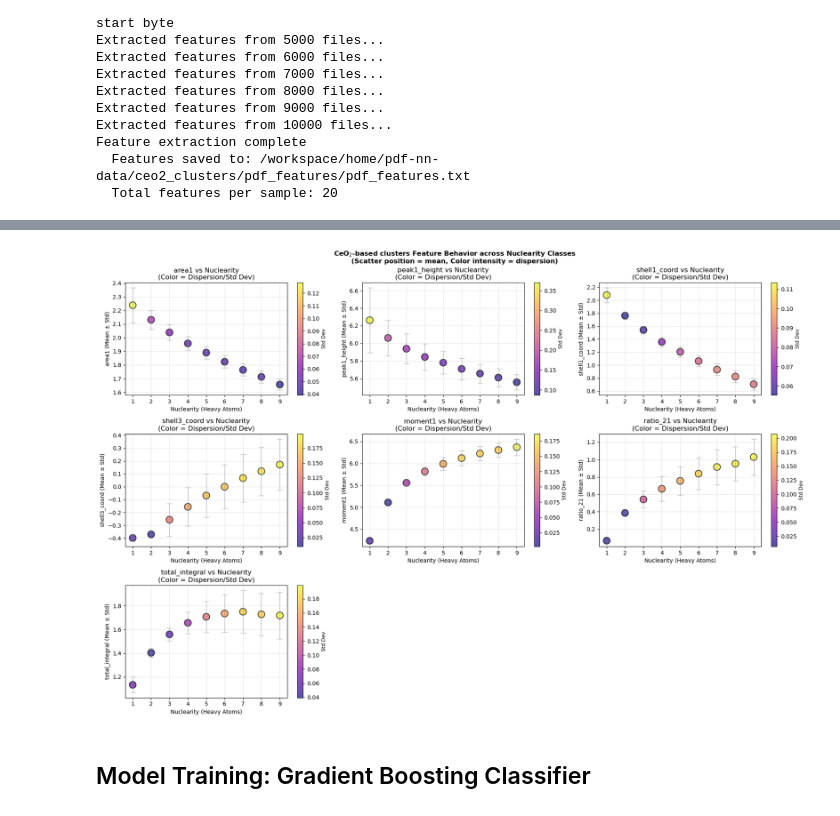
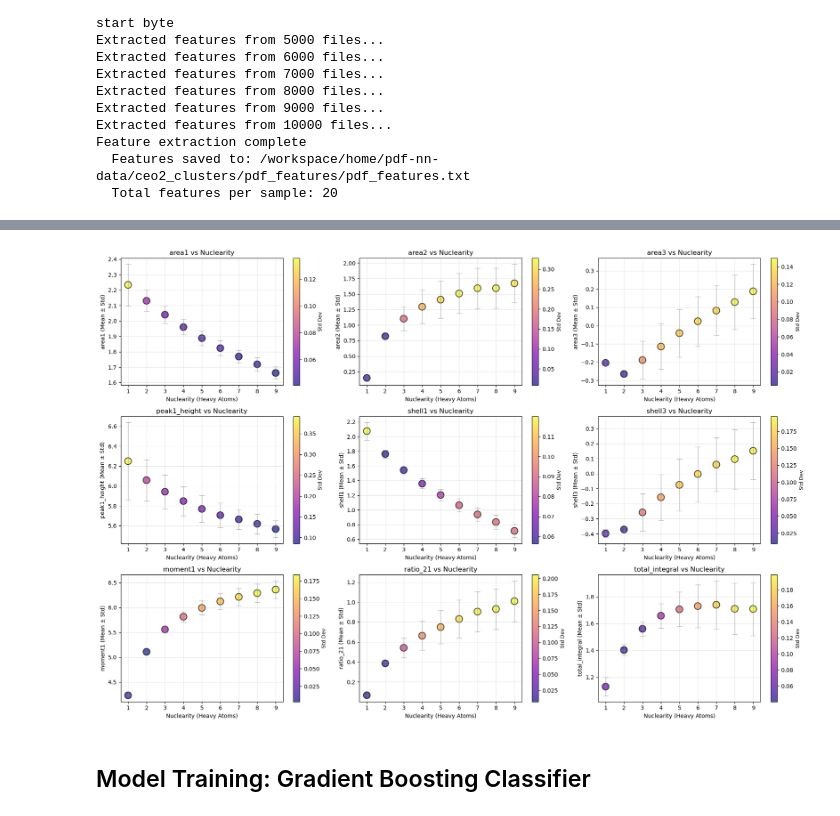
Before and after one commit to grebenyyk/PDF-NN, a Jupyter notebook: complete workflow/descriptors/A-descriptors-CeO2.ipynb, the cells around one changed output, grey strips where cells are left out. Drawn from its saved outputs; the diff is of its cells as text; code cells hidden in the pictures.

```diff
--- a/complete workflow/descriptors/A-descriptors-CeO2.ipynb
+++ b/complete workflow/descriptors/A-descriptors-CeO2.ipynb
@@ -115,7 +115,7 @@ if len(files_pdf) > 0:
         ax.scatter([pos], [height], color='tab:red', s=12, zorder=5)
         ax.text(pos, height+0.1, f"P{i}", color='tab:red', fontsize=7, ha='center', va='bottom')
 
-    ax.set_xlim(0, 9)
+    ax.set_xlim(0, 10)
     ax.set_xlabel('r (Å)')
     ax.set_ylabel('G(r)')
     ax.grid(True, alpha=0.3)
@@ -185,9 +185,9 @@ def extract_pdf_features(df):
     shell2_mask = (df['r'] >= 3.0) & (df['r'] <= 5.0)
     shell3_mask = (df['r'] >= 5.5) & (df['r'] <= 7.5)
 
-    features['shell1_coord'] = trapz(df.loc[shell1_mask, 'g'], df.loc[shell1_mask, 'r']) if shell1_mask.any() else 0
-    features['shell2_coord'] = trapz(df.loc[shell2_mask, 'g'], df.loc[shell2_mask, 'r']) if shell2_mask.any() else 0
-    features['shell3_coord'] = trapz(df.loc[shell3_mask, 'g'], df.loc[shell3_mask, 'r']) if shell3_mask.any() else 0
+    features['shell1'] = trapz(df.loc[shell1_mask, 'g'], df.loc[shell1_mask, 'r']) if shell1_mask.any() else 0
+    features['shell2'] = trapz(df.loc[shell2_mask, 'g'], df.loc[shell2_mask, 'r']) if shell2_mask.any() else 0
+    features['shell3'] = trapz(df.loc[shell3_mask, 'g'], df.loc[shell3_mask, 'r']) if shell3_mask.any() else 0
 
     # PDF moments and shape descriptors
     r_vals = df['r'].values
@@ -217,7 +217,7 @@ with open(features_path, 'w') as f:
     # Write header
     feature_names = ['nuclearity', 'area1', 'area2', 'area3', 'ratio_21', 'ratio_23', 'ratio_31',
                      'peak1_pos', 'peak2_pos', 'peak3_pos', 'peak1_height', 'peak2_height', 'peak3_height',
-                     'height_21', 'height_31', 'shell1_coord', 'shell2_coord', 'shell3_coord',
+                     'height_21', 'height_31', 'shell1', 'shell2', 'shell3',
                      'moment1', 'moment2', 'total_integral']
     f.write(' '.join(feature_names) + '\n')
 
@@ -401,7 +401,7 @@ feature_dispersion = {}
 nuclearity_values = sorted(features_data['nuclearity'].unique())
 
 # Select key features for visualization
-key_features = ['area1', 'peak1_height', 'shell1_coord', 'shell3_coord', 'moment1', 'ratio_21', 'total_integral']
+key_features = ['area1', 'area2', 'area3', 'peak1_height', 'shell1', 'shell3', 'moment1', 'ratio_21', 'total_integral']
 
 for idx, feature in enumerate(key_features):
     ax = axes_flat[idx]
@@ -412,37 +412,37 @@ for idx, feature in enumerate(key_features):
 
     for nuc in nuclearity_values:
         nuc_data = features_data[features_data['nuclearity'] == nuc][feature]
         feature_means.append(nuc_data.mean())
         feature_stds.append(nuc_data.std())
 
     # Create scatter plot: nuclearity vs feature value, colored by dispersion (std)
     scatter = ax.scatter(nuclearity_values, feature_means,
                         c=feature_stds, cmap='plasma', s=150, alpha=0.7, edgecolors='black', linewidth=1.5)
 
     # Add error bars showing std deviation
     ax.errorbar(nuclearity_values, feature_means, yerr=feature_stds, fmt='none',
                ecolor='gray', alpha=0.5, capsize=5, linewidth=1)
 
     ax.set_xlabel('Nuclearity (Heavy Atoms)')
     ax.set_ylabel(f'{feature} (Mean ± Std)')
-    ax.set_title(f'{feature} vs Nuclearity\n(Color = Dispersion/Std Dev)')
+    ax.set_title(f'{feature} vs Nuclearity')
     ax.grid(True, alpha=0.3)
     ax.set_xticks(nuclearity_values)
 
     # Add colorbar for this subplot
     cbar = plt.colorbar(scatter, ax=ax)
     cbar.set_label('Std Dev', fontsize=9)
 
 # Hide any unused subplots
 for j in range(len(key_features), len(axes_flat)):
     axes_flat[j].axis('off')
 
-fig.suptitle('CeO$_{2}$-based clusters Feature Behavior across Nuclearity Classes\n(Scatter position = mean, Color intensity = dispersion)',
-             fontsize=12, fontweight='bold')
+#fig.suptitle('CeO$_{2}$-based clusters Feature Behavior across Nuclearity Classes\n(Scatter position = mean, Color intensity = dispersion)',
+#             fontsize=12, fontweight='bold')
 plt.tight_layout()
 plt.show()
 # %% [output]
-[figure, old version]
+[figure, new version]
 # %% [markdown]
 ## Model Training: Gradient Boosting Classifier
 # %%
```
Also changed, not shown: parts of 9 cells of this notebook, 2 other files.
